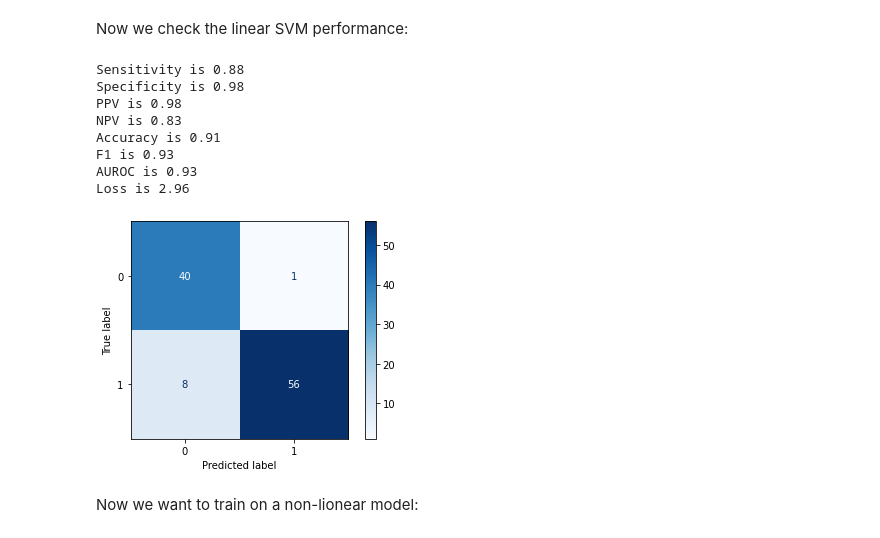
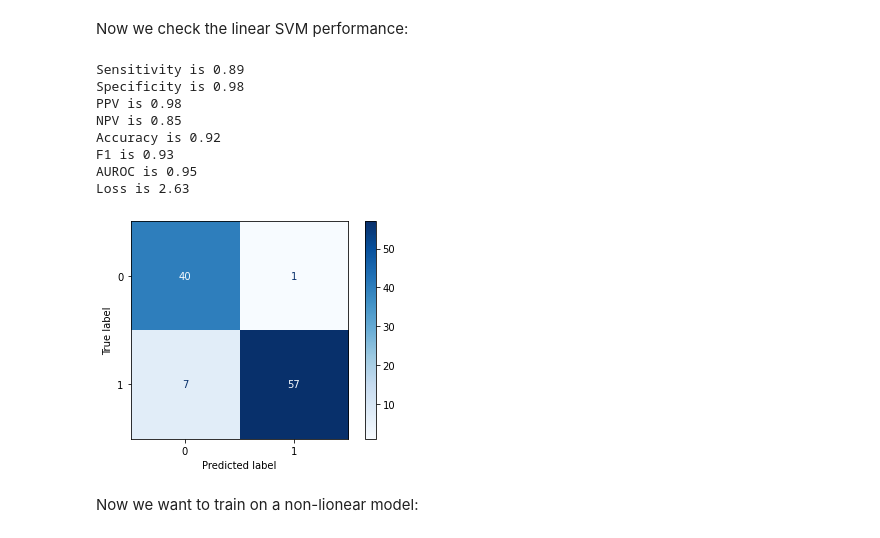
Before and after one commit to mlh-master/hw2_mlh-daniel-omer, a Jupyter notebook: HW2_MLH.ipynb, the cells around one changed output. Cells and saved outputs as stored; diff of their text form; code cells hidden in the pictures.

```diff
--- a/HW2_MLH.ipynb
+++ b/HW2_MLH.ipynb
@@ -309,11 +301,11 @@ We continue with another linear model, this time - the linear SVM:
 # %%
 svc = SVC(probability=True)
 C = np.array([0.001, 0.01, 1, 10, 100, 1000])
-pipe = Pipeline(steps=[('scale', StandardScaler()), ('svm', svc)])
+pipe = Pipeline(steps=[('svm', svc)])
 svm_lin = GridSearchCV(estimator=pipe,
              param_grid={'svm__kernel':['linear'], 'svm__C':C},
              scoring=['accuracy','f1','precision','recall','roc_auc'],
-             cv=skf, refit='roc_auc', verbose=3, return_train_score=True)
+             cv=skf, refit='roc_auc', verbose=0, return_train_score=True)
 svm_lin.fit(X_train, Y_train)
 best_svm_lin = svm_lin.best_estimator_
 y_pred_test = best_svm_lin.predict(x_test)
@@ -349,36 +313,17 @@ Fitting 5 folds for each of 6 candidates, totalling 30 fits
 # %% [markdown]
 Now we check the linear SVM performance:
-# %%
-plot_confusion_matrix(best_svm_lin,x_test,y_test, cmap=plt.cm.Blues)
-plt.grid(False)
-TN = calc_TN(y_test, y_pred_test)
-FP = calc_FP(y_test, y_pred_test)
-FN = calc_FN(y_test, y_pred_test)
-TP = calc_TP(y_test, y_pred_test)
-Se = TP/(TP+FN)
-Sp = TN/(TN+FP)
-PPV = TP/(TP+FP)
-NPV = TN/(TN+FN)
-Acc = (TP+TN)/(TP+FP+TN+FN)
-F1 = 2*(PPV*Se)/(PPV+Se)
-print('Sensitivity is {:.2f}'.format(Se))
-print('Specificity is {:.2f}'.format(Sp))
-print('PPV is {:.2f}'.format(PPV))
-print('NPV is {:.2f}'.format(NPV))
-print('Accuracy is {:.2f}'.format(Acc))
-print('F1 is {:.2f}'.format(F1))
-print('AUROC is {:.2f}'.format(roc_auc_score(y_test, y_pred_proba_test[:,1])))
-print('Loss is {:.2f}'.format(log_loss(y_test,y_pred_test)))
-# %% [output]
-Sensitivity is 0.88
-Specificity is 0.98
-PPV is 0.98
-NPV is 0.83
-Accuracy is 0.91
-F1 is 0.93
-AUROC is 0.93
-Loss is 2.96
-[figure, removed]
+# %%
+metrics (best_svm_lin,x_test,y_test,y_pred_test, y_pred_proba_test)
+# %% [output]
+Sensitivity is 0.89
+Specificity is 0.98
+PPV is 0.98
+NPV is 0.85
+Accuracy is 0.92
+F1 is 0.93
+AUROC is 0.95
+Loss is 2.63
+[figure, added]
 # %% [markdown]
 Now we want to train on a non-lionear model:
 # %%
```
Also changed, not shown: parts of 45 cells of this notebook.
